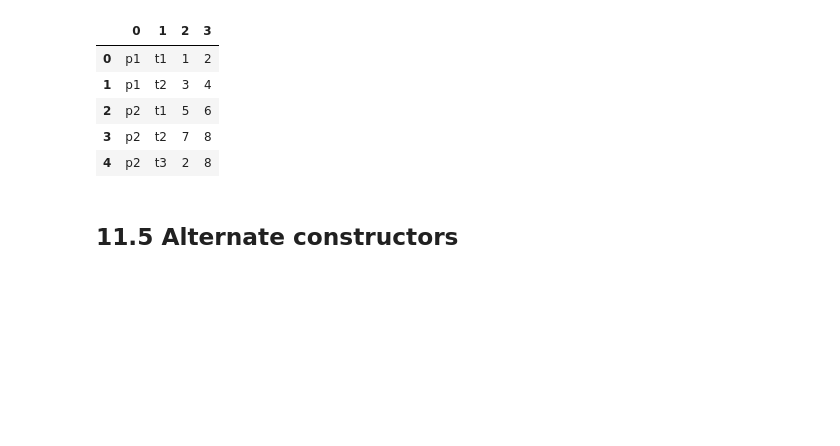
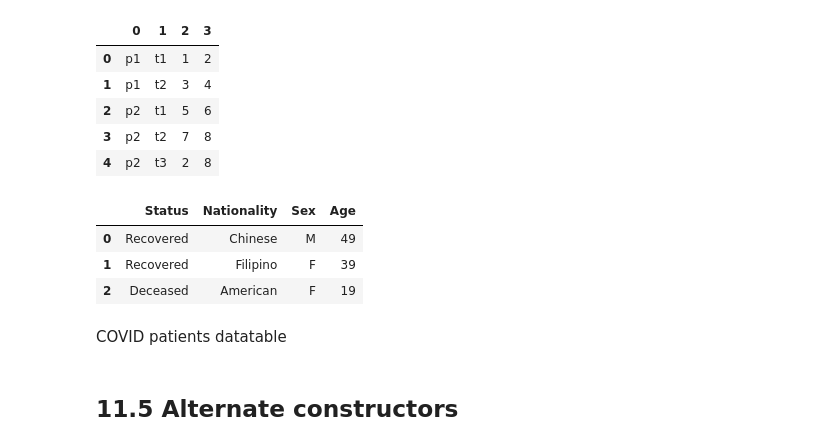
Before and after one commit to SorrenJ/Week1-Introduction_to_Python, a Jupyter notebook: Copy_of_Copy_of_Copy_of_Introduction_to_Python.ipynb, the cells around one changed output. Cells and saved outputs as stored; diff of their text form; code cells hidden in the pictures; blank space fills up the shorter version.

```diff
--- a/Copy_of_Copy_of_Copy_of_Introduction_to_Python.ipynb
+++ b/Copy_of_Copy_of_Copy_of_Introduction_to_Python.ipynb
@@ -1808,6 +1860,17 @@ df
 | 2 | p2 | t1 | 5 | 6 |
 | 3 | p2 | t2 | 7 | 8 |
 | 4 | p2 | t3 | 2 | 8 |
+# %%
+df = pd.DataFrame({'Status': ['Recovered','Recovered','Deceased'],'Nationality': ['Chinese','Filipino','American'], 'Sex': ['M', 'F', 'F'], 'Age': [49, 39, 19]})
+
+df
+# %% [output]
+|  | Status | Nationality | Sex | Age |
+| 0 | Recovered | Chinese | M | 49 |
+| 1 | Recovered | Filipino | F | 39 |
+| 2 | Deceased | American | F | 19 |
+# %% [markdown]
+COVID patients datatable
 # %% [markdown]
 ## 11.5 Alternate constructors
 # %% [markdown]
```
Also changed, not shown: parts of 13 cells of this notebook.
